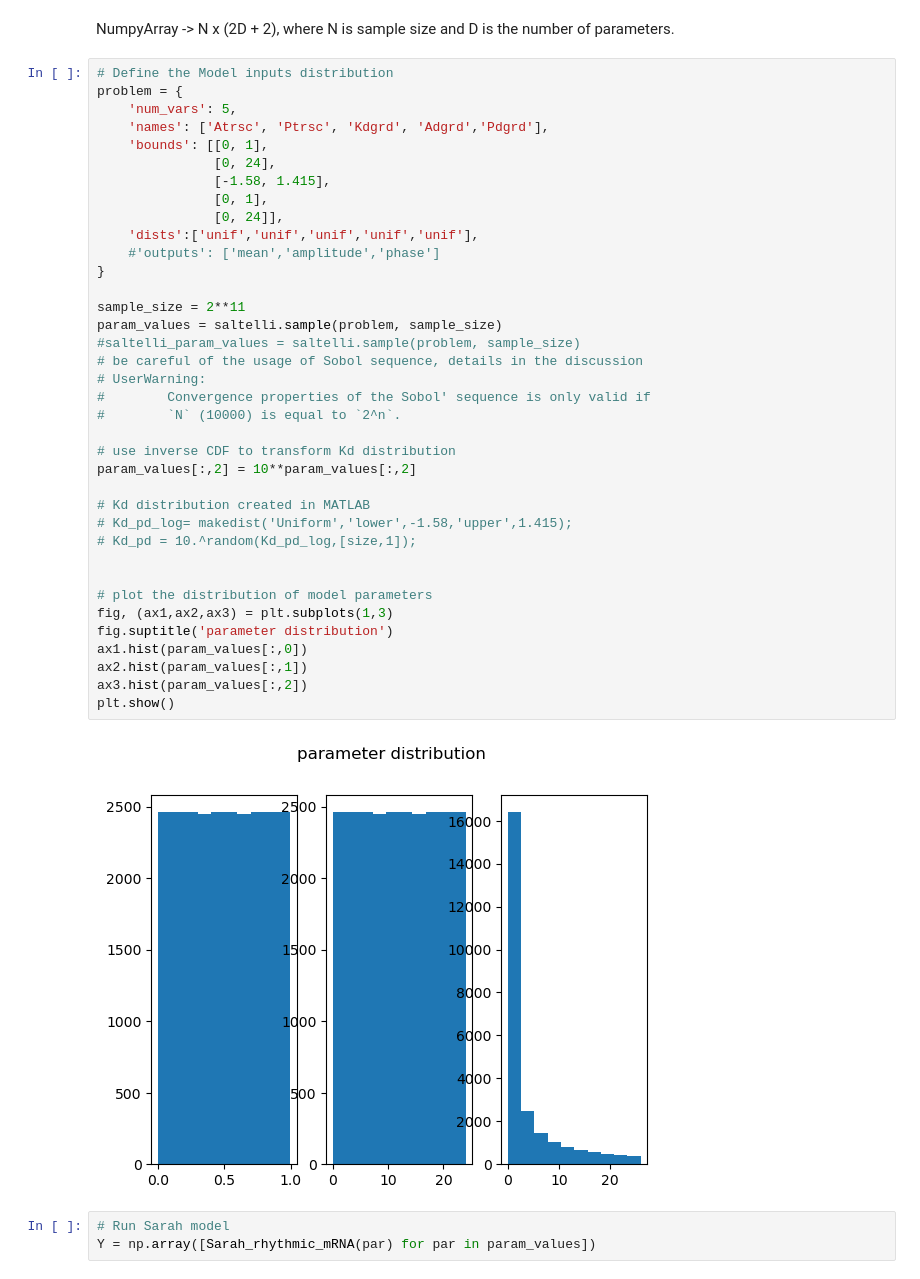
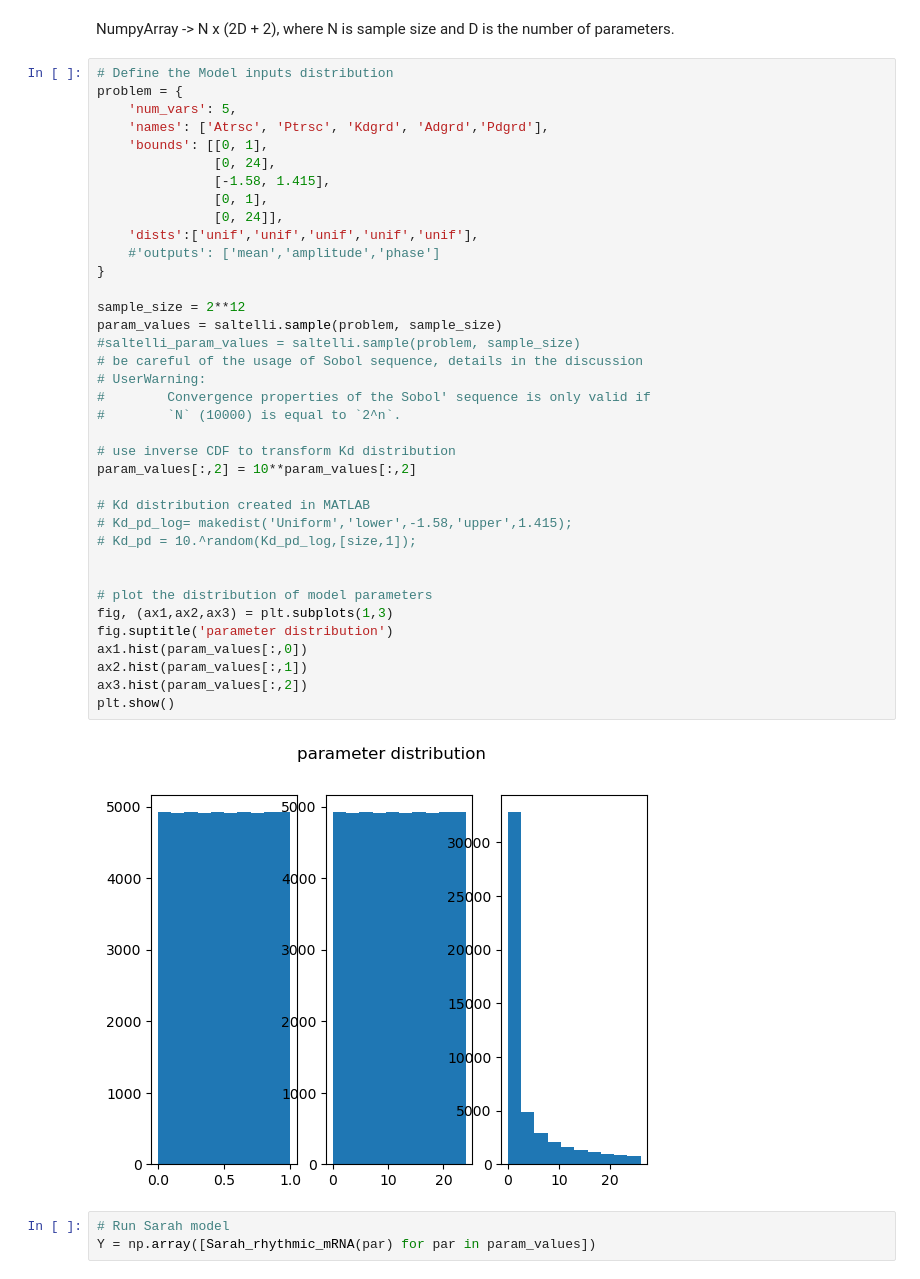
Before and after one commit to yxy92/CircularSobol, a Jupyter notebook: Python_Sobol_SALIB.ipynb, the cells around one changed output. Cells and saved outputs as stored; diff of their text form.

```diff
--- a/Python_Sobol_SALIB.ipynb
+++ b/Python_Sobol_SALIB.ipynb
@@ -120,35 +109,35 @@ problem = {
                [-1.58, 1.415],
                [0, 1],
                [0, 24]],
     'dists':['unif','unif','unif','unif','unif'],
     #'outputs': ['mean','amplitude','phase']
 }
 
-sample_size = 2**11
+sample_size = 2**12
 param_values = saltelli.sample(problem, sample_size)
 #saltelli_param_values = saltelli.sample(problem, sample_size)
 # be careful of the usage of Sobol sequence, details in the discussion
 # UserWarning:
 #        Convergence properties of the Sobol' sequence is only valid if
 #        `N` (10000) is equal to `2^n`.
 
 # use inverse CDF to transform Kd distribution
 param_values[:,2] = 10**param_values[:,2]
 
 # Kd distribution created in MATLAB
 # Kd_pd_log= makedist('Uniform','lower',-1.58,'upper',1.415);
 # Kd_pd = 10.^random(Kd_pd_log,[size,1]);
 
 
 # plot the distribution of model parameters
 fig, (ax1,ax2,ax3) = plt.subplots(1,3)
 fig.suptitle('parameter distribution')
 ax1.hist(param_values[:,0])
 ax2.hist(param_values[:,1])
 ax3.hist(param_values[:,2])
 plt.show()
 # %% [output]
-[figure, old version]
+[figure, new version]
 # %%
 # Run Sarah model
 Y = np.array([Sarah_rhythmic_mRNA(par) for par in param_values])
```
Also changed, not shown: parts of 14 cells of this notebook, 1 other file.
